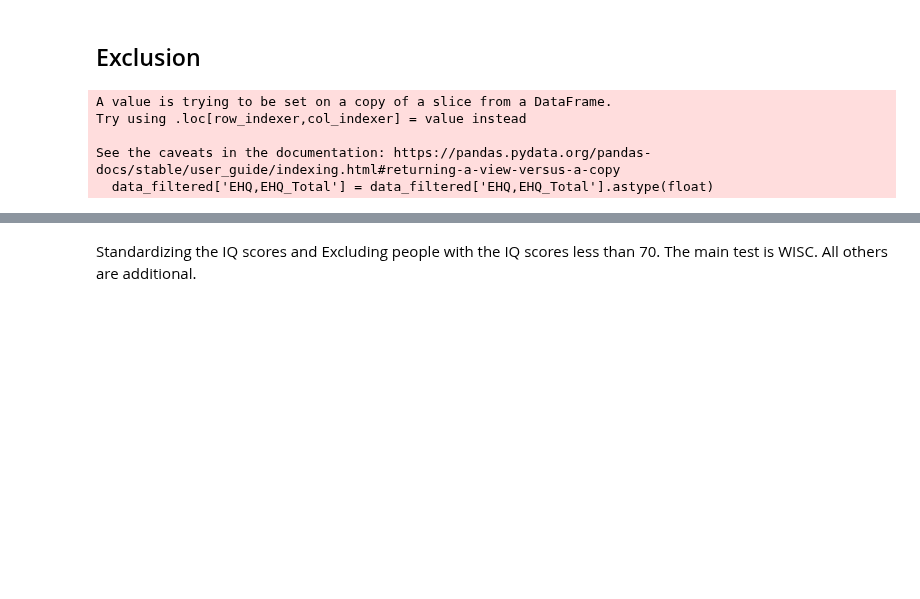
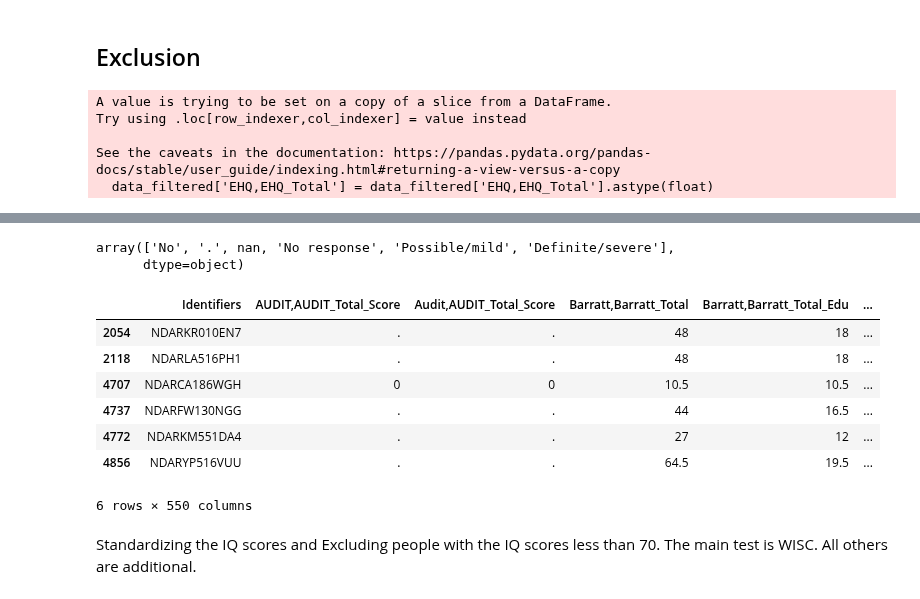
Before and after one commit to cristinarainich/Child-Mind-Institute-Project, a Jupyter notebook: Pheno_data_finalquery.ipynb, the cells around one changed output, grey strips where cells are left out. Cells and saved outputs as stored; diff of their text form; code cells hidden in the pictures; blank space fills up the shorter version.

```diff
--- a/Pheno_data_finalquery.ipynb
+++ b/Pheno_data_finalquery.ipynb
@@ -565,3 +572,19 @@ data_filtered = data_filtered[data_filtered['Status'] != 'DD with autism or inte
+# %%
+data_filtered['PreInt_FamHx_RDC,fepilep'].unique()
+# %% [output]
+array(['No', '.', nan, 'No response', 'Possible/mild', 'Definite/severe'],
+      dtype=object)
+# %%
+data_filtered[data_filtered['PreInt_FamHx,f_adhd'] == '1']
+# %% [output]
+|  | Identifiers | AUDIT,AUDIT_Total_Score | Audit,AUDIT_Total_Score | Barratt,Barratt_Total | Barratt,Barratt_Total_Edu | ... |
+| 2054 | NDARKR010EN7 | . | . | 48 | 18 | ... |
+| 2118 | NDARLA516PH1 | . | . | 48 | 18 | ... |
+| 4707 | NDARCA186WGH | 0 | 0 | 10.5 | 10.5 | ... |
+| 4737 | NDARFW130NGG | . | . | 44 | 16.5 | ... |
+| 4772 | NDARKM551DA4 | . | . | 27 | 12 | ... |
+| 4856 | NDARYP516VUU | . | . | 64.5 | 19.5 | ... |
+6 rows × 550 columns
 # %% [markdown]
 Standardizing the IQ scores and Excluding people with the IQ scores less than 70. The main test is WISC. All others are additional.
 # %%
```
Also changed, not shown: parts of 16 cells of this notebook.
